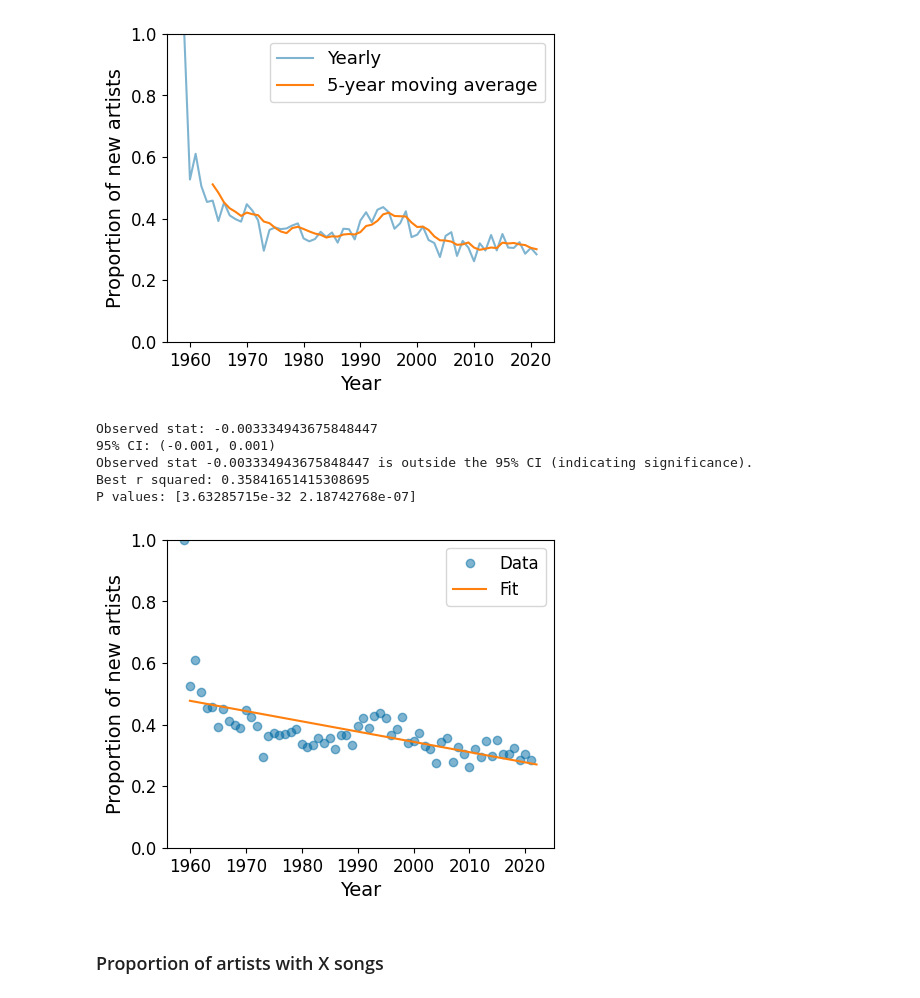
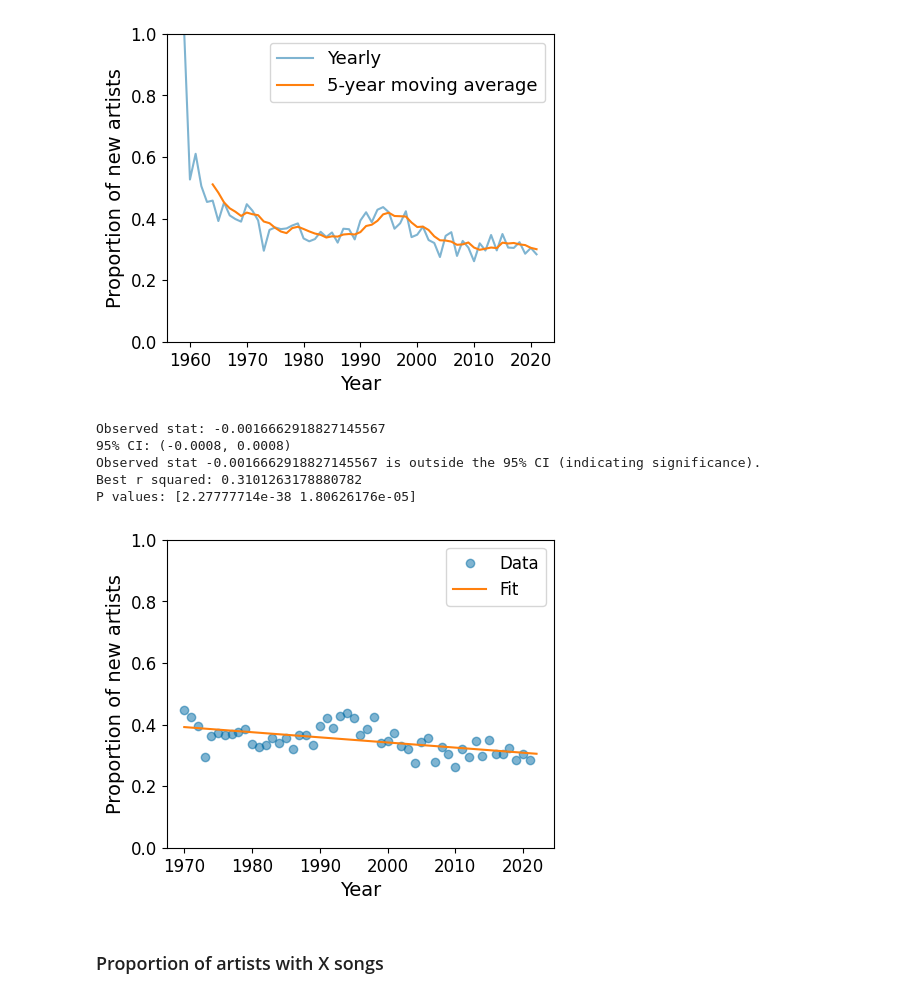
Before and after one commit to martalech/pop_charts_dynamics, a Jupyter notebook: paper/plots_revisited.ipynb, the cells around one changed output. Drawn from its saved outputs; the diff is of its cells as text; code cells hidden in the pictures.

Commit message:
Added fixes to stat tests

```diff
--- a/paper/plots_revisited.ipynb
+++ b/paper/plots_revisited.ipynb
@@ -547,7 +532,7 @@ wo_top_10_past = billboard_hot_100[billboard_hot_100["top_position"] > 10 &\
                                      (billboard_hot_100["year"] < 1990)].groupby(["year"])["past_weeks"].mean()
 
 wo_top_10 = (wo_top_10_past - wo_top_10_future).dropna()
-sum_wo_top_10 = np.sum(wo_top_10)
+sum_wo_top_10 = np.sum(np.sign(wo_top_10))
 
 top_10_future = billboard_hot_100[(billboard_hot_100["top_position"] <= 10) &\
                                      (billboard_hot_100["year"] < 1990)].groupby(["year"])["future_weeks"].mean()
@@ -555,7 +540,7 @@ top_10_past = billboard_hot_100[(billboard_hot_100["top_position"] <= 10) &\
                                      (billboard_hot_100["year"] < 1990)].groupby(["year"])["past_weeks"].mean()
 
 top_10 = (top_10_past - top_10_future).dropna()
-sum_top_10 = np.sum(top_10)
+sum_top_10 = np.sum(np.sign(top_10))
 
 sums_wo_top_10 = []
 sums_top_10 = []
@@ -563,8 +548,9 @@ sums_top_10 = []
 for i in range(1, 1001):
     # randomly flip signs
     signs = np.random.choice([-1, 1], size=len(wo_top_10))
-    permutated_wo_top_10 = np.sum(wo_top_10 * signs)
-    permutated_top_10 = np.sum(top_10 * signs)
+    permutated_wo_top_10 = np.sum(np.sign(wo_top_10) * signs)
+    signs = np.random.choice([-1, 1], size=len(top_10))
+    permutated_top_10 = np.sum(np.sign(top_10) * signs)
 
     sums_wo_top_10.append(np.sum(permutated_wo_top_10))
     sums_top_10.append(np.sum(permutated_top_10))
@@ -1945,11 +1942,11 @@ plt.show()
 # %%
 plt.figure(figsize=(5, 4))
 
-model = pwlf.PiecewiseLinFit(range(1959, 2022), percentages)
+model = pwlf.PiecewiseLinFit(range(1970, 2022), percentages[11:])
 breaks = model.fit(1)
 
-x = range(1959, 2022)
-y = percentages
+x = range(1970, 2022)
+y = percentages[11:]
 
 r_squared_best = model.r_squared()
 p_values_best = model.p_values(method="non-linear")
@@ -1966,42 +1963,42 @@ for i in range(1, 1001):
     test_slopes.append(slopes[0])
 
 # Compute 95% confidence interval (CI) for the observed statistic
 lower_percentile = 2.5
 upper_percentile = 97.5
 
 ci_lower = np.percentile(test_slopes, lower_percentile)
 ci_upper = np.percentile(test_slopes, upper_percentile)
 
 print(f"Observed stat: {slope_best}")
-print(f"95% CI: ({ci_lower:.3f}, {ci_upper:.3f})")
+print(f"95% CI: ({ci_lower:.4f}, {ci_upper:.4f})")
 
 if slope_best < ci_lower or slope_best > ci_upper:
     print(f"Observed stat {slope_best} is outside the 95% CI (indicating significance).")
 else:
     print(f"Observed stat {slope_best} is inside the 95% CI.")
 
 print(f"Best r squared: {r_squared_best}")
 print(f"P values: {p_values_best}")
 
-x_hat = np.linspace(1960, 2022, 100)
+x_hat = np.linspace(1970, 2022, 100)
 y_hat = model.predict(x_hat)
 
-plt.plot(range(1959, 2022), percentages, 'o', alpha=0.5)
+plt.plot(range(1970, 2022), percentages[11:], 'o', alpha=0.5)
 plt.plot(x_hat, y_hat)
 
 plt.legend(["Data", "Fit"])
 plt.xlabel("Year")
 plt.ylabel("Proportion of new artists")
 plt.ylim([0, 1])
 plt.savefig("appendix/3.D.1.jpg", format="jpg", dpi=300, bbox_inches="tight")
 plt.show()
 # %% [output]
-Observed stat: -0.003334943675848447
-95% CI: (-0.001, 0.001)
-Observed stat -0.003334943675848447 is outside the 95% CI (indicating significance).
-Best r squared: 0.35841651415308695
-P values: [3.63285715e-32 2.18742768e-07]
+Observed stat: -0.0016662918827145567
+95% CI: (-0.0008, 0.0008)
+Observed stat -0.0016662918827145567 is outside the 95% CI (indicating significance).
+Best r squared: 0.3101263178880782
+P values: [2.27777714e-38 1.80626176e-05]
-[figure, old version]
+[figure, new version]
 # %% [markdown]
 ### Proportion of artists with X songs
 # %%
```
Also changed, not shown: parts of 20 cells of this notebook, 5 other files.
